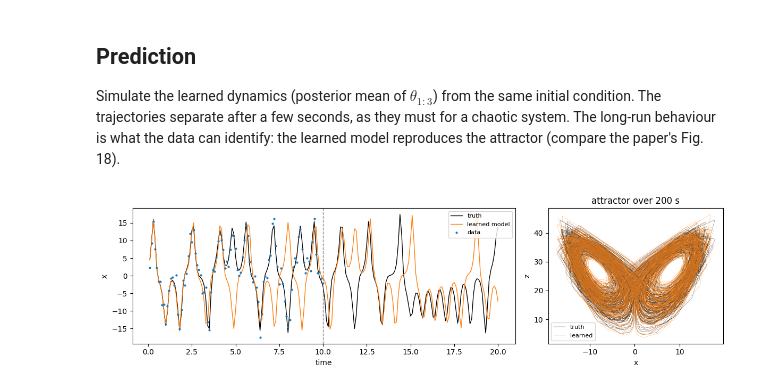
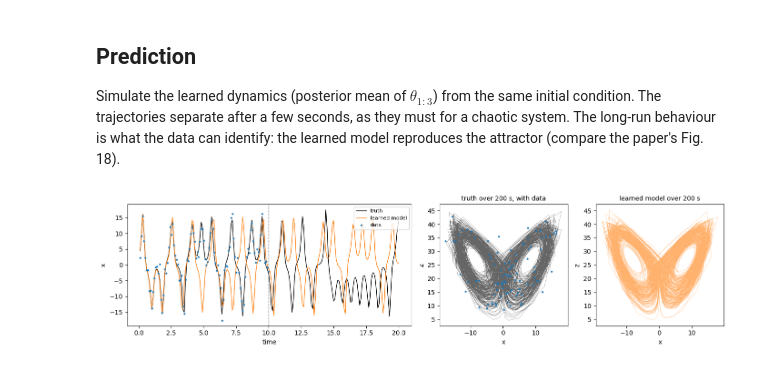
Before and after one commit to ngalioto/bside, a Jupyter notebook: examples/lorenz63.ipynb, the cells around one changed output. Drawn from its saved outputs; the diff is of its cells as text; code cells hidden in the pictures.

```diff
--- a/examples/lorenz63.ipynb
+++ b/examples/lorenz63.ipynb
@@ -258,30 +320,32 @@ the learned model reproduces the attractor (compare the paper's Fig. 18).
 # %%
 theta_mean = samples[:, :3].mean(0)
 learned = bside.NonlinearModel(Lorenz63(theta_mean), in_dim=3, out_dim=3)
 T_long = 2000  # 200 s
 with torch.no_grad():
     true_long = truth_model.predict(x0, T=T_long)
     learned_long = learned.predict(x0, T=T_long)
 
 t_long = torch.arange(1, T_long + 1) * DT
-fig = plt.figure(figsize=(12, 3.5))
-ax = fig.add_subplot(1, 3, (1, 2))
+fig = plt.figure(figsize=(14, 3.6))
+ax = fig.add_subplot(1, 4, (1, 2))
 window = t_long <= 20
 ax.plot(t_long[window], true_long[window, 0], 'k', lw=1, label='truth')
 ax.plot(t_long[window], learned_long[window, 0], 'C1', lw=1, label='learned model')
 ax.plot(t, y[:, 0], '.', color='C0', ms=4, label='data')
 ax.axvline(n * DT, color='gray', ls='--', lw=1)
 ax.set_xlabel('time')
 ax.set_ylabel('x')
-ax.legend(fontsize=8)
-ax = fig.add_subplot(1, 3, 3)
-ax.plot(true_long[:, 0], true_long[:, 2], 'k', lw=0.3, alpha=0.7, label='truth')
-ax.plot(learned_long[:, 0], learned_long[:, 2], 'C1', lw=0.3, alpha=0.7, label='learned')
-ax.set_xlabel('x')
-ax.set_ylabel('z')
-ax.set_title('attractor over 200 s')
-ax.legend(fontsize=8)
+ax.legend(fontsize=8, loc='upper right')
+for k, (traj, color, title) in enumerate([(true_long, 'k', 'truth over 200 s, with data'),
+                                          (learned_long, 'C1', 'learned model over 200 s')]):
+    ax = fig.add_subplot(1, 4, 3 + k, sharex=ax if k else None, sharey=ax if k else None)
+    ax.plot(traj[:, 0], traj[:, 2], color=color, lw=0.3, alpha=0.6)
+    if k == 0:
+        ax.plot(y[:, 0], y[:, 2], '.', color='C0', ms=4)
+    ax.set_xlabel('x')
+    ax.set_ylabel('z')
+    ax.set_title(title, fontsize=10)
 fig.tight_layout()
 plt.show()
 # %% [output]
-[figure, old version]
+[figure, new version]
```
Also changed, not shown: parts of 10 cells of this notebook, 7 other files.
